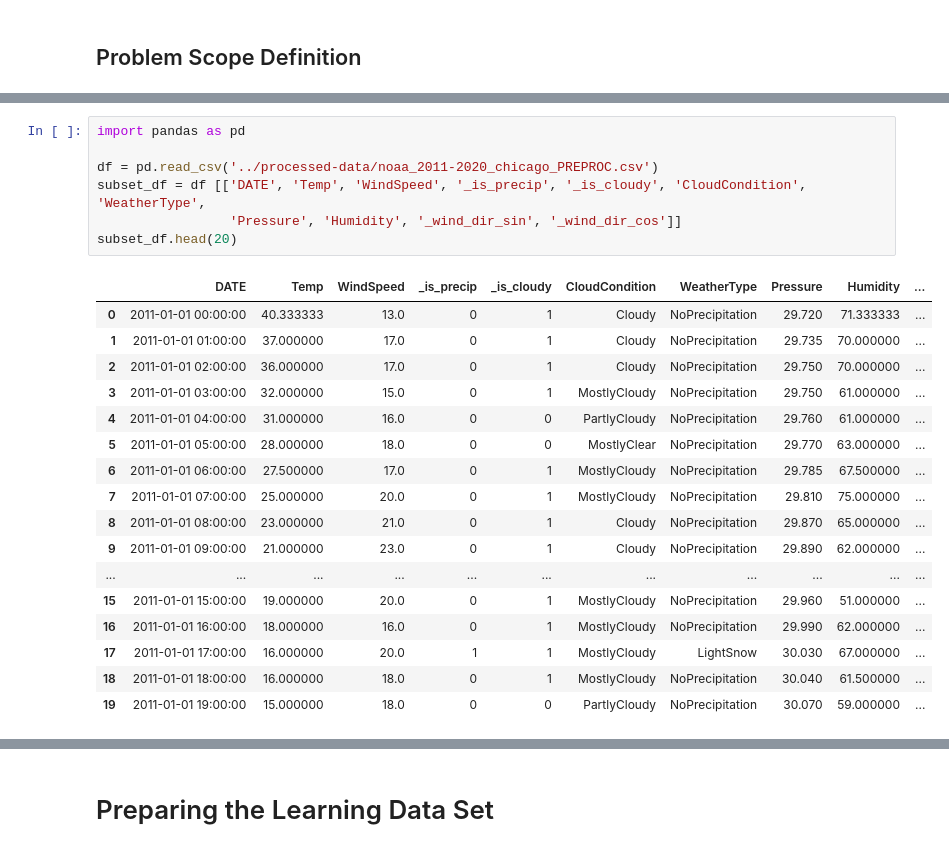
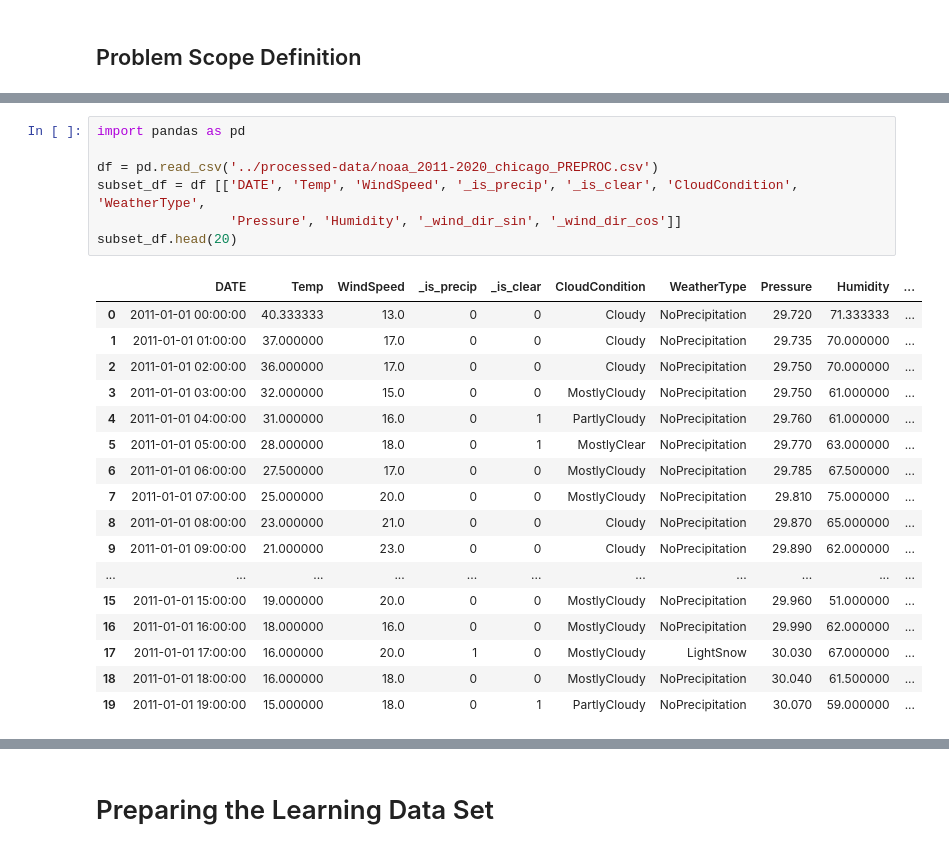
Before and after one commit to sergeypine/WeatherLearner, a Jupyter notebook: model-prototyping/model_experimenting.ipynb, the cells around one changed output, grey strips where cells are left out. Cells and saved outputs as stored; diff of their text form.

```diff
--- a/model-prototyping/model_experimenting.ipynb
+++ b/model-prototyping/model_experimenting.ipynb
@@ -51,28 +51,28 @@ Finally, we shall be using preprocessed reports rather than the non-intuitive ra
 # %%
 import pandas as pd
 
 df = pd.read_csv('../processed-data/noaa_2011-2020_chicago_PREPROC.csv')
-subset_df = df [['DATE', 'Temp', 'WindSpeed', '_is_precip', '_is_cloudy', 'CloudCondition', 'WeatherType',
+subset_df = df [['DATE', 'Temp', 'WindSpeed', '_is_precip', '_is_clear', 'CloudCondition', 'WeatherType',
                  'Pressure', 'Humidity', '_wind_dir_sin', '_wind_dir_cos']]
 subset_df.head(20)
 # %% [output]
-|  | DATE | Temp | WindSpeed | _is_precip | _is_cloudy | CloudCondition | WeatherType | Pressure | Humidity | ... |
-| 0 | 2011-01-01 00:00:00 | 40.333333 | 13.0 | 0 | 1 | Cloudy | NoPrecipitation | 29.720 | 71.333333 | ... |
-| 1 | 2011-01-01 01:00:00 | 37.000000 | 17.0 | 0 | 1 | Cloudy | NoPrecipitation | 29.735 | 70.000000 | ... |
-| 2 | 2011-01-01 02:00:00 | 36.000000 | 17.0 | 0 | 1 | Cloudy | NoPrecipitation | 29.750 | 70.000000 | ... |
-| 3 | 2011-01-01 03:00:00 | 32.000000 | 15.0 | 0 | 1 | MostlyCloudy | NoPrecipitation | 29.750 | 61.000000 | ... |
-| 4 | 2011-01-01 04:00:00 | 31.000000 | 16.0 | 0 | 0 | PartlyCloudy | NoPrecipitation | 29.760 | 61.000000 | ... |
-| 5 | 2011-01-01 05:00:00 | 28.000000 | 18.0 | 0 | 0 | MostlyClear | NoPrecipitation | 29.770 | 63.000000 | ... |
-| 6 | 2011-01-01 06:00:00 | 27.500000 | 17.0 | 0 | 1 | MostlyCloudy | NoPrecipitation | 29.785 | 67.500000 | ... |
-| 7 | 2011-01-01 07:00:00 | 25.000000 | 20.0 | 0 | 1 | MostlyCloudy | NoPrecipitation | 29.810 | 75.000000 | ... |
-| 8 | 2011-01-01 08:00:00 | 23.000000 | 21.0 | 0 | 1 | Cloudy | NoPrecipitation | 29.870 | 65.000000 | ... |
-| 9 | 2011-01-01 09:00:00 | 21.000000 | 23.0 | 0 | 1 | Cloudy | NoPrecipitation | 29.890 | 62.000000 | ... |
+|  | DATE | Temp | WindSpeed | _is_precip | _is_clear | CloudCondition | WeatherType | Pressure | Humidity | ... |
+| 0 | 2011-01-01 00:00:00 | 40.333333 | 13.0 | 0 | 0 | Cloudy | NoPrecipitation | 29.720 | 71.333333 | ... |
+| 1 | 2011-01-01 01:00:00 | 37.000000 | 17.0 | 0 | 0 | Cloudy | NoPrecipitation | 29.735 | 70.000000 | ... |
+| 2 | 2011-01-01 02:00:00 | 36.000000 | 17.0 | 0 | 0 | Cloudy | NoPrecipitation | 29.750 | 70.000000 | ... |
+| 3 | 2011-01-01 03:00:00 | 32.000000 | 15.0 | 0 | 0 | MostlyCloudy | NoPrecipitation | 29.750 | 61.000000 | ... |
+| 4 | 2011-01-01 04:00:00 | 31.000000 | 16.0 | 0 | 1 | PartlyCloudy | NoPrecipitation | 29.760 | 61.000000 | ... |
+| 5 | 2011-01-01 05:00:00 | 28.000000 | 18.0 | 0 | 1 | MostlyClear | NoPrecipitation | 29.770 | 63.000000 | ... |
+| 6 | 2011-01-01 06:00:00 | 27.500000 | 17.0 | 0 | 0 | MostlyCloudy | NoPrecipitation | 29.785 | 67.500000 | ... |
+| 7 | 2011-01-01 07:00:00 | 25.000000 | 20.0 | 0 | 0 | MostlyCloudy | NoPrecipitation | 29.810 | 75.000000 | ... |
+| 8 | 2011-01-01 08:00:00 | 23.000000 | 21.0 | 0 | 0 | Cloudy | NoPrecipitation | 29.870 | 65.000000 | ... |
+| 9 | 2011-01-01 09:00:00 | 21.000000 | 23.0 | 0 | 0 | Cloudy | NoPrecipitation | 29.890 | 62.000000 | ... |
 | ... | ... | ... | ... | ... | ... | ... | ... | ... | ... | ... |
-| 15 | 2011-01-01 15:00:00 | 19.000000 | 20.0 | 0 | 1 | MostlyCloudy | NoPrecipitation | 29.960 | 51.000000 | ... |
-| 16 | 2011-01-01 16:00:00 | 18.000000 | 16.0 | 0 | 1 | MostlyCloudy | NoPrecipitation | 29.990 | 62.000000 | ... |
-| 17 | 2011-01-01 17:00:00 | 16.000000 | 20.0 | 1 | 1 | MostlyCloudy | LightSnow | 30.030 | 67.000000 | ... |
-| 18 | 2011-01-01 18:00:00 | 16.000000 | 18.0 | 0 | 1 | MostlyCloudy | NoPrecipitation | 30.040 | 61.500000 | ... |
-| 19 | 2011-01-01 19:00:00 | 15.000000 | 18.0 | 0 | 0 | PartlyCloudy | NoPrecipitation | 30.070 | 59.000000 | ... |
+| 15 | 2011-01-01 15:00:00 | 19.000000 | 20.0 | 0 | 0 | MostlyCloudy | NoPrecipitation | 29.960 | 51.000000 | ... |
+| 16 | 2011-01-01 16:00:00 | 18.000000 | 16.0 | 0 | 0 | MostlyCloudy | NoPrecipitation | 29.990 | 62.000000 | ... |
+| 17 | 2011-01-01 17:00:00 | 16.000000 | 20.0 | 1 | 0 | MostlyCloudy | LightSnow | 30.030 | 67.000000 | ... |
+| 18 | 2011-01-01 18:00:00 | 16.000000 | 18.0 | 0 | 0 | MostlyCloudy | NoPrecipitation | 30.040 | 61.500000 | ... |
+| 19 | 2011-01-01 19:00:00 | 15.000000 | 18.0 | 0 | 1 | PartlyCloudy | NoPrecipitation | 30.070 | 59.000000 | ... |
 # %% [markdown]
 ### _(3)  Aggregated Forecasting_
 
```
Also changed, not shown: parts of 25 cells of this notebook, 1 other file.
